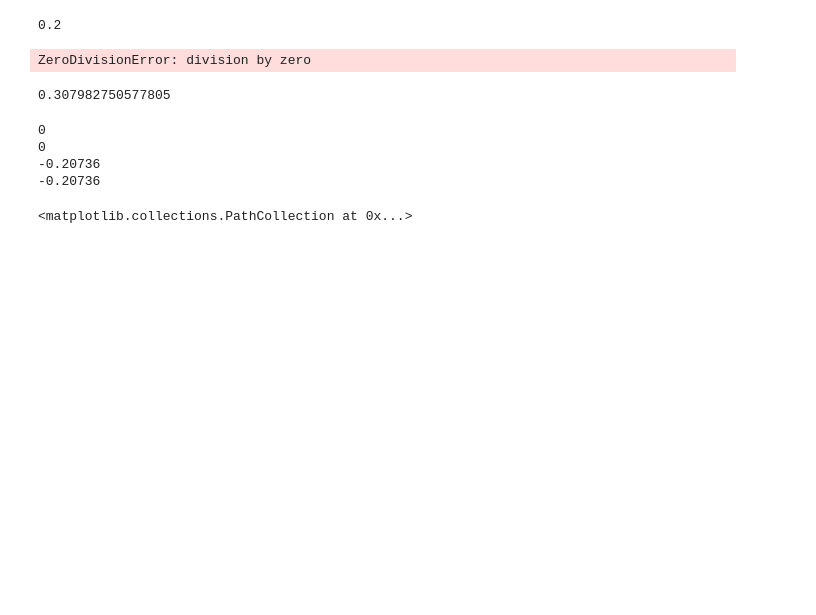
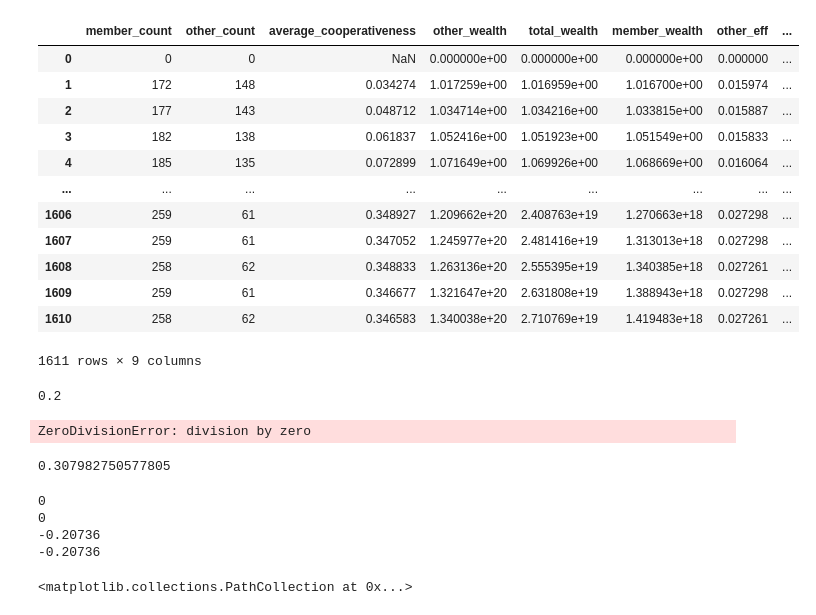
Before and after one commit to charelF/ABM, a Jupyter notebook: model/test.ipynb, the cells around one changed output. Saved outputs shown, nothing was run; the diff lists cells and outputs as text; code cells hidden in the pictures; blank space fills up the shorter version.

```diff
--- a/model/test.ipynb
+++ b/model/test.ipynb
@@ -32,3 +21,19 @@ KeyError: 'total_count'
+# %%
+df
+# %% [output]
+|  | member_count | other_count | average_cooperativeness | other_wealth | total_wealth | member_wealth | other_eff | ... |
+| 0 | 0 | 0 | NaN | 0.000000e+00 | 0.000000e+00 | 0.000000e+00 | 0.000000 | ... |
+| 1 | 172 | 148 | 0.034274 | 1.017259e+00 | 1.016959e+00 | 1.016700e+00 | 0.015974 | ... |
+| 2 | 177 | 143 | 0.048712 | 1.034714e+00 | 1.034216e+00 | 1.033815e+00 | 0.015887 | ... |
+| 3 | 182 | 138 | 0.061837 | 1.052416e+00 | 1.051923e+00 | 1.051549e+00 | 0.015833 | ... |
+| 4 | 185 | 135 | 0.072899 | 1.071649e+00 | 1.069926e+00 | 1.068669e+00 | 0.016064 | ... |
+| ... | ... | ... | ... | ... | ... | ... | ... | ... |
+| 1606 | 259 | 61 | 0.348927 | 1.209662e+20 | 2.408763e+19 | 1.270663e+18 | 0.027298 | ... |
+| 1607 | 259 | 61 | 0.347052 | 1.245977e+20 | 2.481416e+19 | 1.313013e+18 | 0.027298 | ... |
+| 1608 | 258 | 62 | 0.348833 | 1.263136e+20 | 2.555395e+19 | 1.340385e+18 | 0.027261 | ... |
+| 1609 | 259 | 61 | 0.346677 | 1.321647e+20 | 2.631808e+19 | 1.388943e+18 | 0.027298 | ... |
+| 1610 | 258 | 62 | 0.346583 | 1.340038e+20 | 2.710769e+19 | 1.419483e+18 | 0.027261 | ... |
+1611 rows × 9 columns
 # %%
 a1 = model.agents[0]
 a2 = model.agents[1]
```
Also changed, not shown: parts of 2 cells of this notebook.
